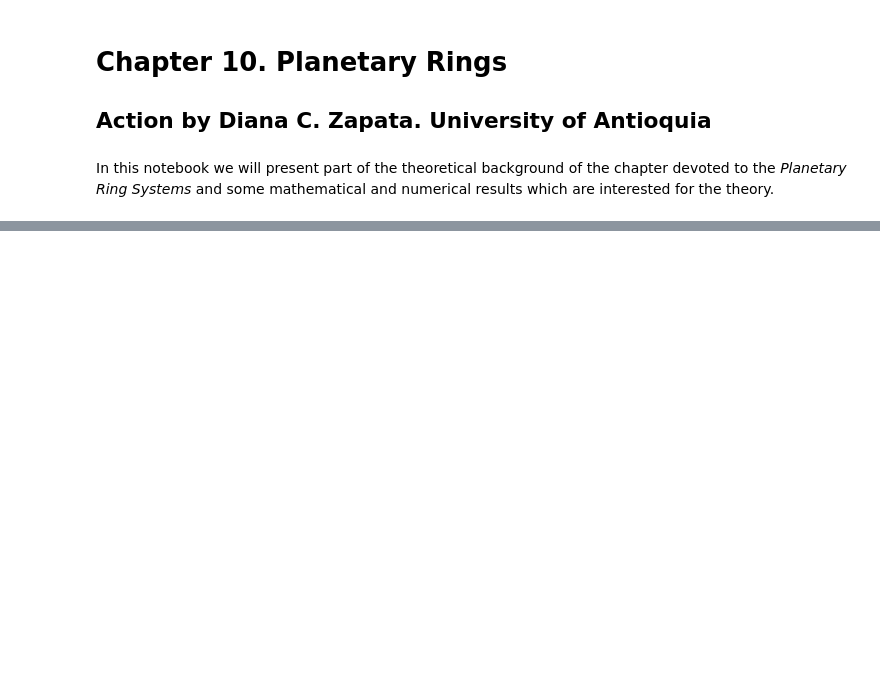
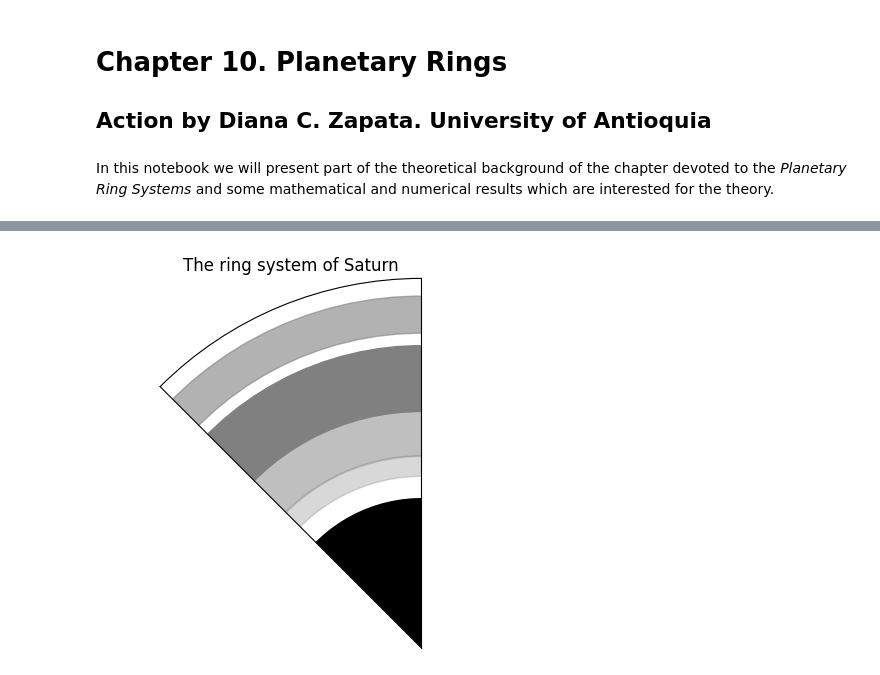
Before and after one commit to seap-udea/murray-dermott-action, a Jupyter notebook: PlanetaryRings/Chapter10.ipynb, the cells around one changed output, grey strips where cells are left out. Drawn from its saved outputs; the diff is of its cells as text; code cells hidden in the pictures; blank space fills up the shorter version.

```diff
--- a/PlanetaryRings/Chapter10.ipynb
+++ b/PlanetaryRings/Chapter10.ipynb
@@ -25,0 +64,42 @@ plt.show()
+# %%
+fig = plt.figure()
+ax = fig.add_subplot(111, polar = True)
+plt.title("The ring system of Saturn")
+
+theta = np.linspace(0, 2 * np.pi, 100)
+
+# Plot of Saturn
+saturn_radius = 58232
+ax.fill_between(theta, 0, saturn_radius, color = 'black')
+
+# Plot of D ring system
+D_inner = 66900
+D_outer = 74658
+ax.fill_between(theta, D_inner, D_outer, color = 'gray', alpha = 0.3)
+
+# Plot of C ring system
+C_inner = 74658
+C_outer = 91975
+ax.fill_between(theta, C_inner, C_outer, color = 'gray', alpha = 0.5)
+
+# Plot of B ring system
+B_inner = 91975
+B_outer = 117507
+ax.fill_between(theta, B_inner, B_outer, color = 'gray', alpha = 1)
+
+# Plot of A ring system
+A_inner = 122340
+A_outer = 136780
+ax.fill_between(theta, A_inner, A_outer, color = 'gray', alpha = 0.6)
+
+
+ax.set_xticklabels([])
+ax.set_yticklabels([])
+
+ax.set_thetamin(90)
+ax.set_thetamax(135)
+
+plt.grid()
+plt.show()
+# %% [output]
+[figure, added]
```
Also changed, not shown: parts of 18 cells of this notebook.
